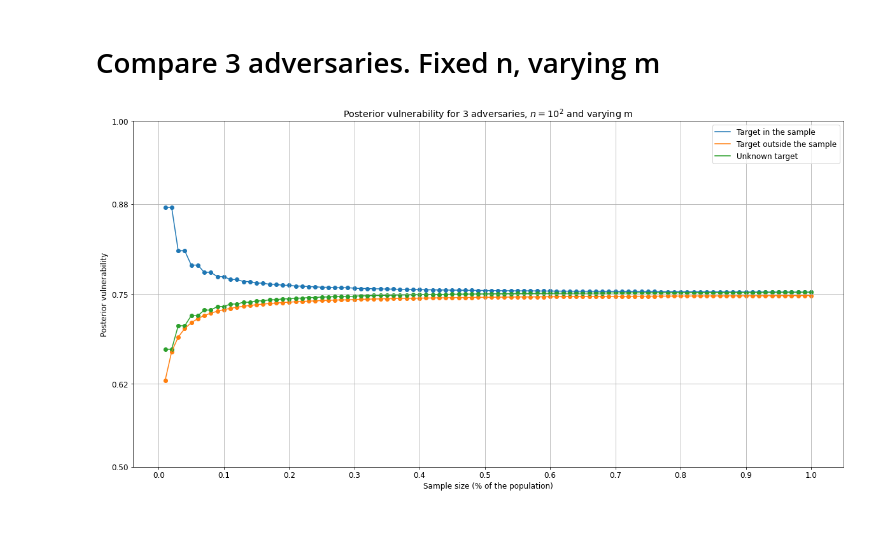
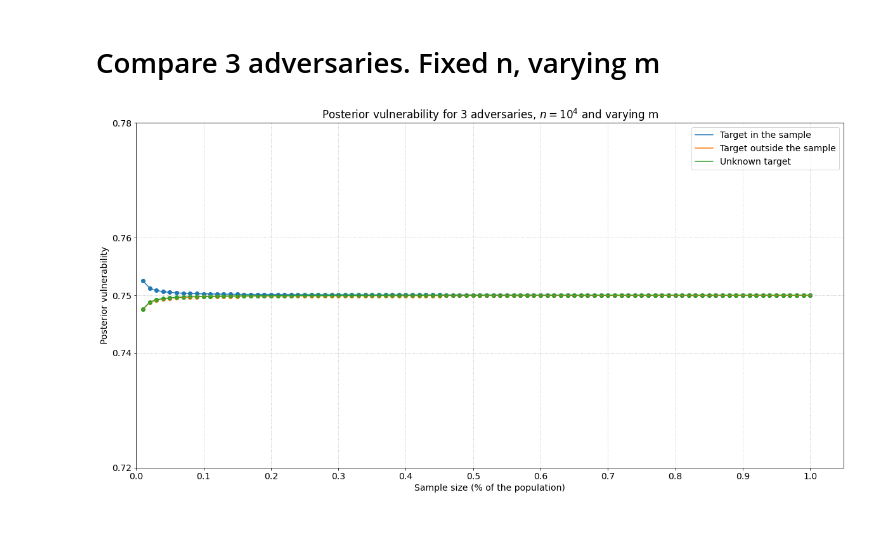
Before and after one commit to ramongonze/qif-samples, a Jupyter notebook: experiments/graphs.ipynb, the cells around one changed output. Cells and saved outputs as stored; diff of their text form; code cells hidden in the pictures; blank space fills up the shorter version.

```diff
--- a/experiments/graphs.ipynb
+++ b/experiments/graphs.ipynb
@@ -19,0 +23,31 @@ from termcolor import colored
+# %%
+font = {
+    "size": 14,
+}
+plt.rc('font', **font)
+plt.figure(figsize=(20,10))
+
+m = 100
+n_range = np.array(range(m,10**4+1,100))
+with Pool(6) as p:
+    parameters = [(n,m) for n in n_range]
+    posts_in = p.map(MB.post_vul_privacy_target_in_s_th, parameters)
+    posts_out = p.map(MB.post_vul_privacy_target_out_s_th, parameters)
+    posts_unk = p.map(MBP.post_vul_th, parameters)
+
+    plt.plot(n_range, posts_in, label="Target in the sample")
+    plt.scatter(n_range, posts_in, s=10)
+    plt.plot(n_range, posts_out, label="Target outside the sample")
+    plt.scatter(n_range, posts_out, s=10)
+    plt.plot(n_range, posts_unk, label="Unknown")
+    plt.scatter(n_range, posts_unk, s=10)
+
+    plt.title("Posterior vulnerability, for $m=%d$, varying n"%(m))
+    plt.xlabel("Population size (n)")
+    plt.ylabel("Posterior vulnzerability")
+    # plt.yticks([round(x,2) for x in np.linspace(0, 1, 5)])
+    plt.xticks(np.linspace(m,10**4,10))
+    # plt.ylim((0.5,1.05))
+    plt.grid(linestyle="dotted")
+    plt.legend(fontsize=14)
+    plt.show()
@@ -21,33 +57,38 @@ from termcolor import colored
 # Compare 3 adversaries. Fixed n, varying m
 # %%
 font = {
-    "size": 12,
+    "size": 14,
 }
 plt.rc('font', **font)
 plt.figure(figsize=(20,10))
 
-n = 10**2
+n = 10**4
 m_range = np.array(range(1,101))/100
 with Pool(6) as p:
     parameters = [(n,int(m*n)) for m in m_range]
     posts_in = p.map(MB.post_vul_privacy_target_in_s_th, parameters)
     posts_out = p.map(MB.post_vul_privacy_target_out_s_th, parameters)
     posts_unk = p.map(MBP.post_vul_th, parameters)
 
     plt.plot(m_range, posts_in, label="Target in the sample")
     plt.scatter(m_range, posts_in)
     plt.plot(m_range, posts_out, label="Target outside the sample")
     plt.scatter(m_range, posts_out)
     plt.plot(m_range, posts_unk, label="Unknown target")
     plt.scatter(m_range, posts_unk)
 
+    plt.rc('font', **font)
     plt.title("Posterior vulnerability for 3 adversaries, $n=10^{%d}$ and varying m"%(int(log10(n))))
     plt.xlabel("Sample size (% of the population)")
     plt.ylabel("Posterior vulnerability")
     plt.xticks(np.array(range(0,101,10))/100)
-    plt.yticks([round(x,2) for x in np.linspace(0.5, 1, 5)])
-    plt.grid()
-    plt.legend()
+    plt.yticks([round(x,2) for x in np.linspace(0.72,0.78, 5)])
+    plt.ylim((0.72,0.78))
+    plt.xlim((0,1.05))
+    plt.grid(linestyle='dotted')
+    plt.legend(fontsize=14)
     plt.show()
 # %% [output]
-[figure, old version]
+[figure, new version]
+# %% [markdown]
+#
```
Also changed, not shown: parts of 3 cells of this notebook, 5 other files.
